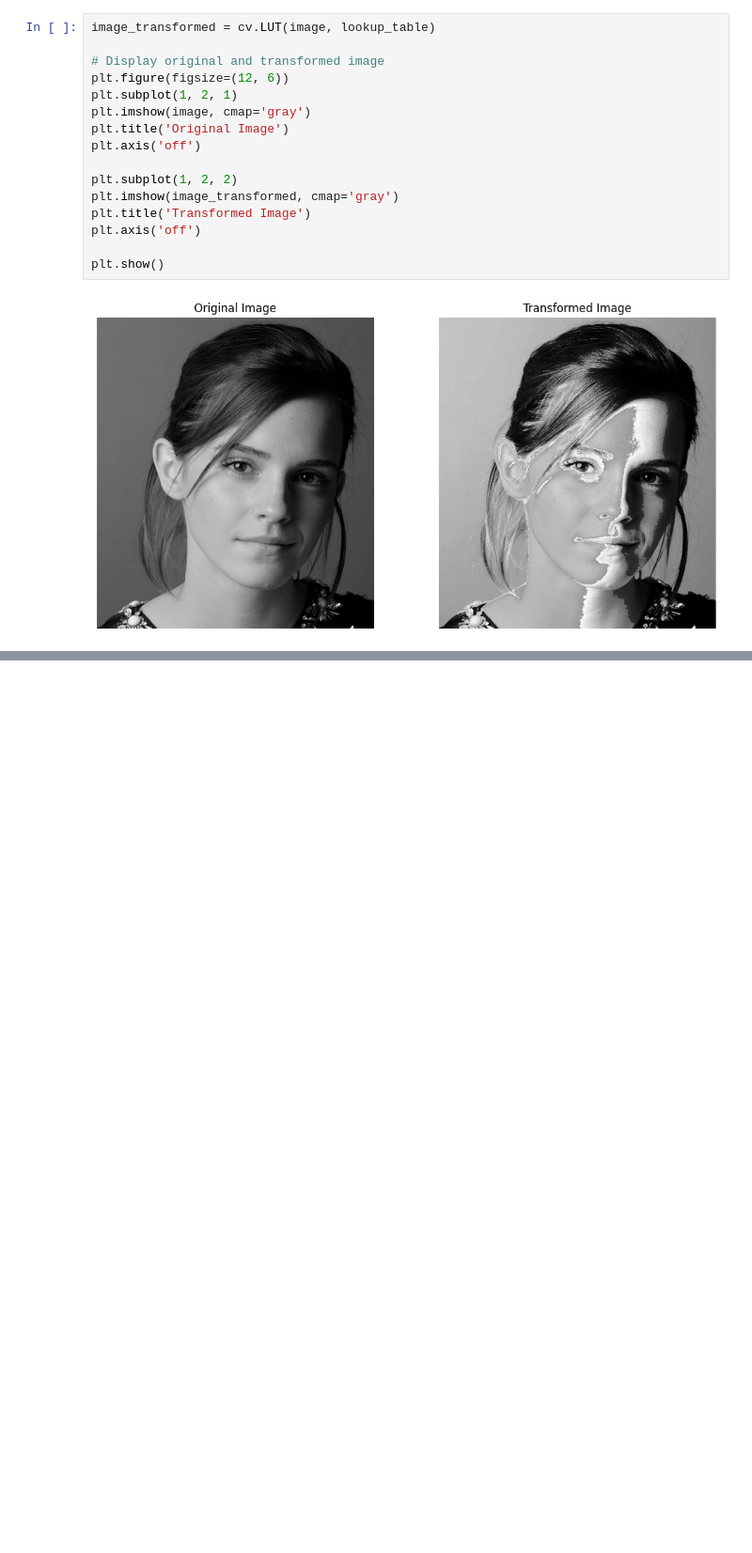
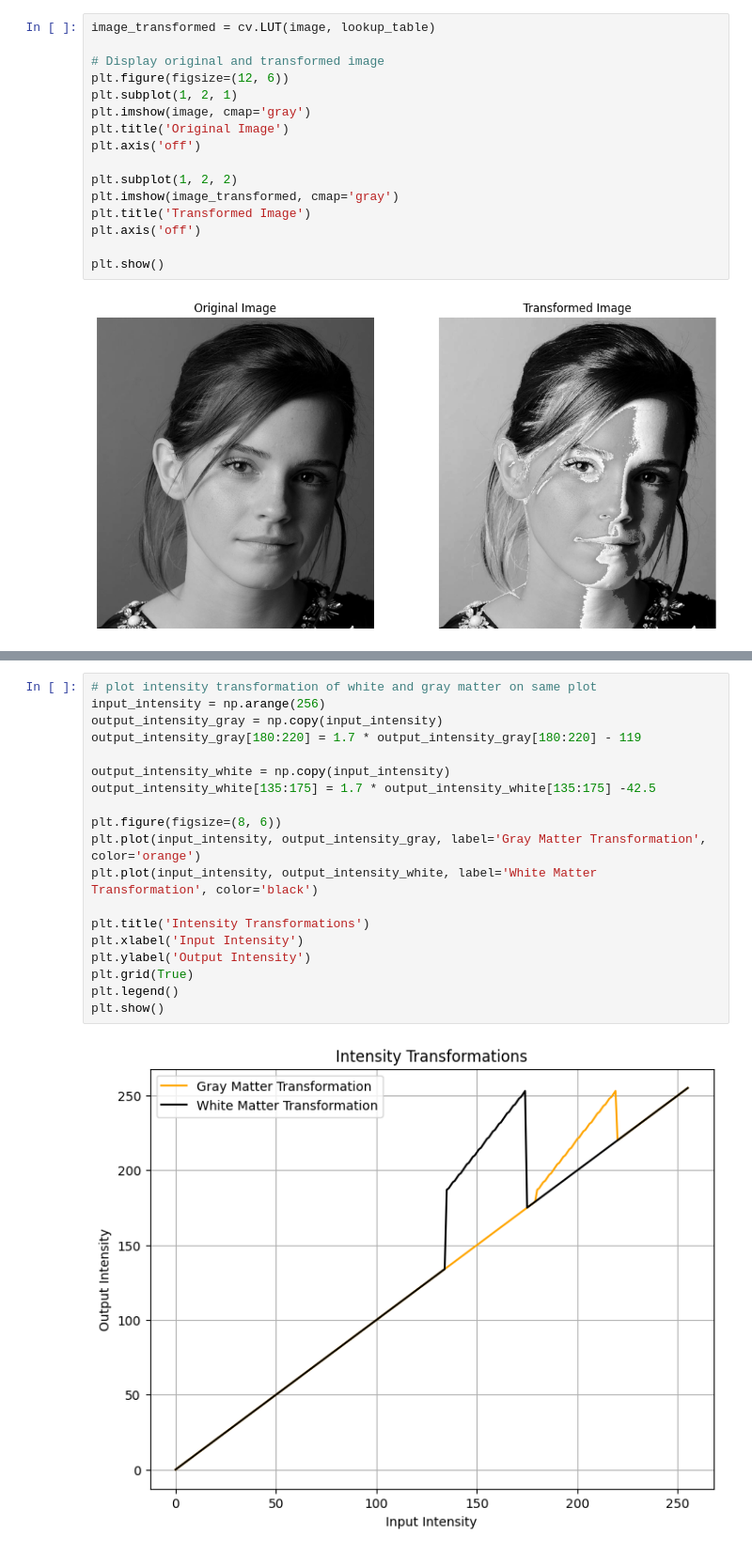
Before and after one commit to LahiruMJ11/EN3160-Intensity-Transformations-and-Neighborhood-Filtering, a Jupyter notebook: Assignment1.ipynb, the cells around one changed output, grey strips where cells are left out. Shown at 94% size. Drawn from its saved outputs; the diff is of its cells as text; blank space fills up the shorter version.

```diff
--- a/Assignment1.ipynb
+++ b/Assignment1.ipynb
@@ -64,0 +110,21 @@ plt.show()
+# %%
+# plot intensity transformation of white and gray matter on same plot
+input_intensity = np.arange(256)
+output_intensity_gray = np.copy(input_intensity)
+output_intensity_gray[180:220] = 1.7 * output_intensity_gray[180:220] - 119
+
+output_intensity_white = np.copy(input_intensity)
+output_intensity_white[135:175] = 1.7 * output_intensity_white[135:175] -42.5
+
+plt.figure(figsize=(8, 6))
+plt.plot(input_intensity, output_intensity_gray, label='Gray Matter Transformation', color='orange')
+plt.plot(input_intensity, output_intensity_white, label='White Matter Transformation', color='black')
+
+plt.title('Intensity Transformations')
+plt.xlabel('Input Intensity')
+plt.ylabel('Output Intensity')
+plt.grid(True)
+plt.legend()
+plt.show()
+# %% [output]
+[figure, added]
```
Also changed, not shown: parts of 5 cells of this notebook.
